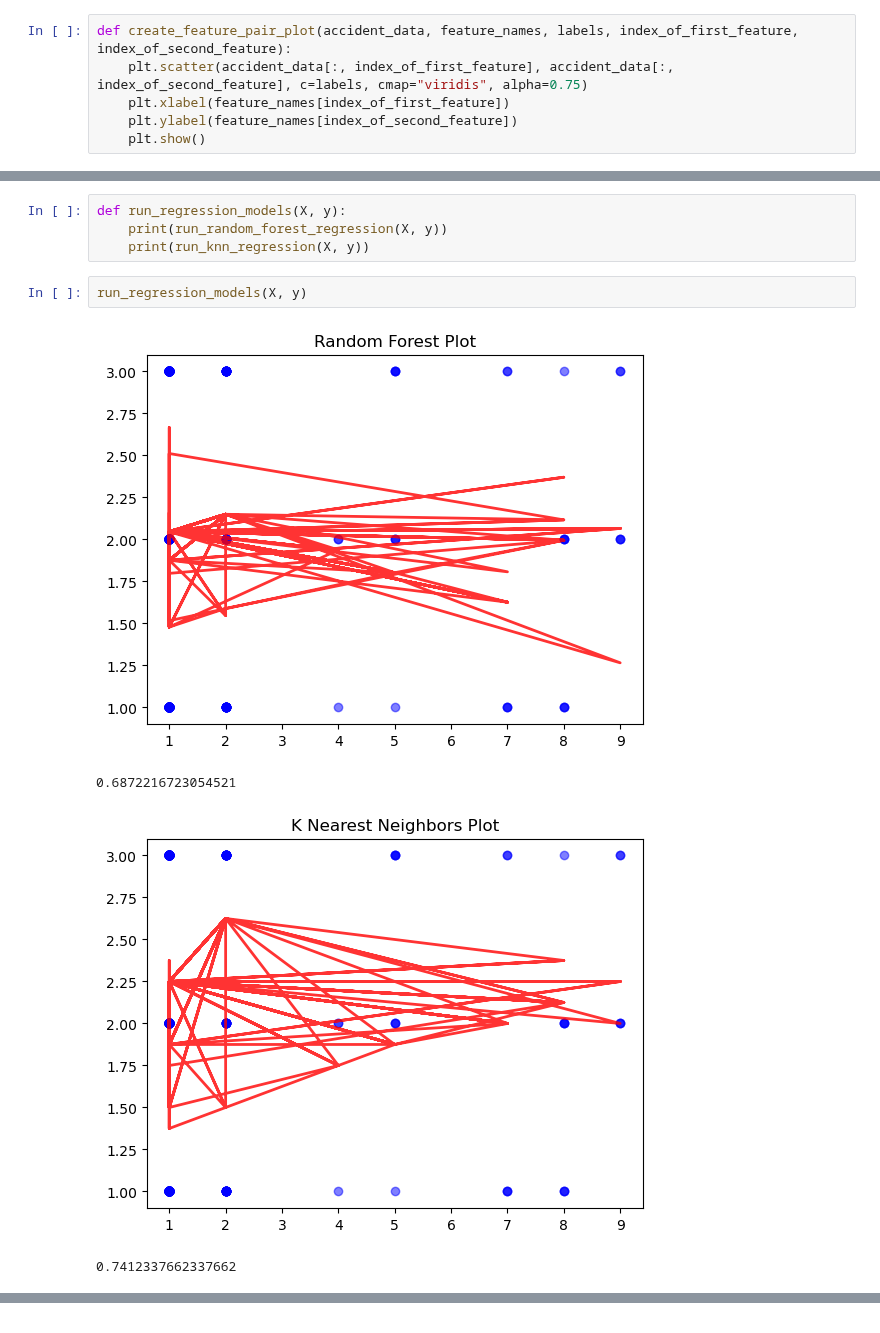
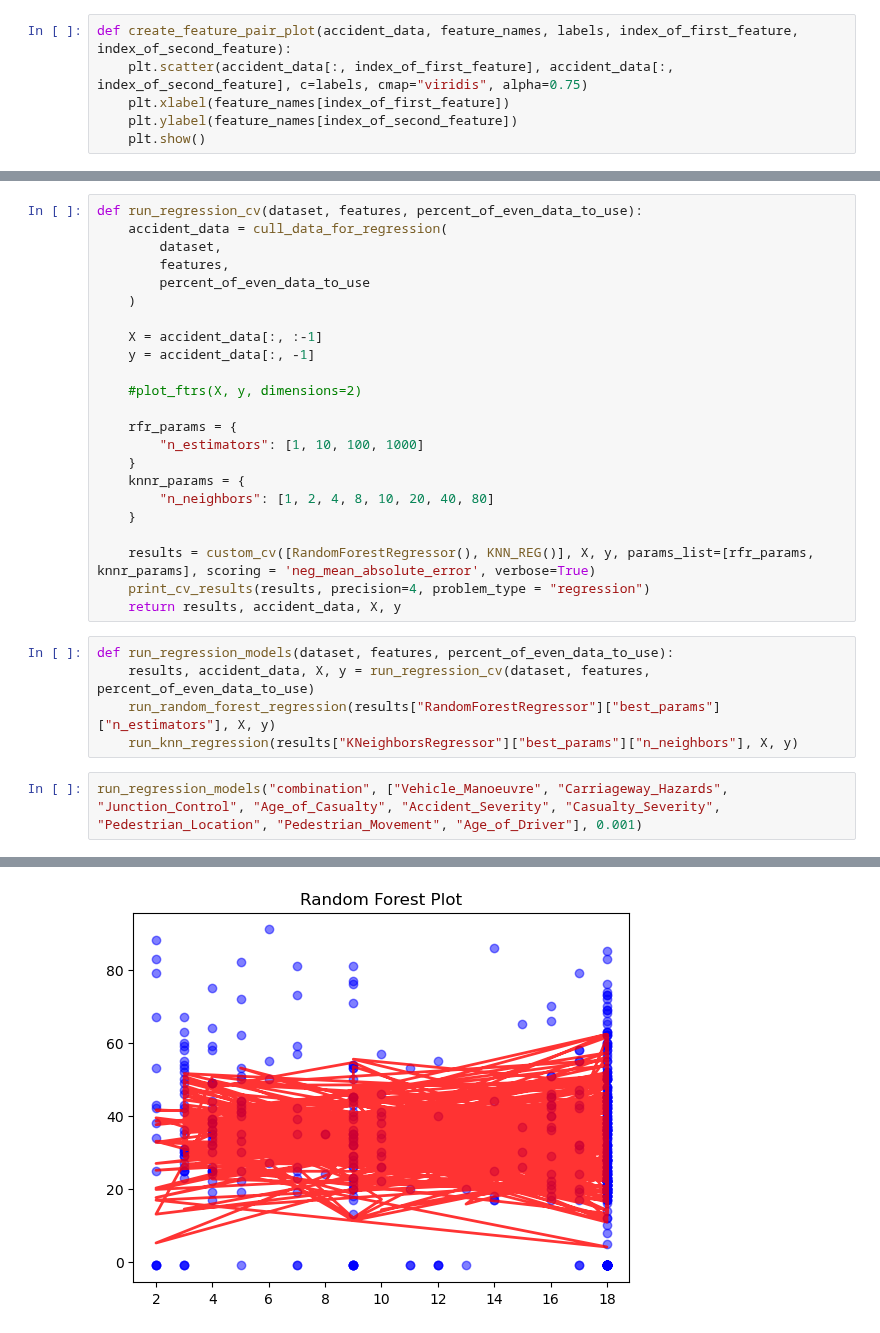
Before and after one commit to corbin-hayden13/CS345_UK_Accident_Analysis, a Jupyter notebook: UK_Accident_Analysis 2.ipynb, the cells around one changed output, grey strips where cells are left out. Drawn from its saved outputs; the diff is of its cells as text.

```diff
--- a/UK_Accident_Analysis 2.ipynb
+++ b/UK_Accident_Analysis 2.ipynb
@@ -274,11 +292,31 @@ def run_knn_regression(X, y):
+# %%
+def run_regression_cv(dataset, features, percent_of_even_data_to_use):
+    accident_data = cull_data_for_regression(
+        dataset,
+        features,
+        percent_of_even_data_to_use
+    )
+
+    X = accident_data[:, :-1]
+    y = accident_data[:, -1]
+
+    #plot_ftrs(X, y, dimensions=2)
+
+    rfr_params = {
+        "n_estimators": [1, 10, 100, 1000]
+    }
+    knnr_params = {
+        "n_neighbors": [1, 2, 4, 8, 10, 20, 40, 80]
+    }
+
+    results = custom_cv([RandomForestRegressor(), KNN_REG()], X, y, params_list=[rfr_params, knnr_params], scoring = 'neg_mean_absolute_error', verbose=True)
+    print_cv_results(results, precision=4, problem_type = "regression")
+    return results, accident_data, X, y
 # %%
-def run_regression_models(X, y):
-    print(run_random_forest_regression(X, y))
-    print(run_knn_regression(X, y))
+def run_regression_models(dataset, features, percent_of_even_data_to_use):
+    results, accident_data, X, y = run_regression_cv(dataset, features, percent_of_even_data_to_use)
+    run_random_forest_regression(results["RandomForestRegressor"]["best_params"]["n_estimators"], X, y)
+    run_knn_regression(results["KNeighborsRegressor"]["best_params"]["n_neighbors"], X, y)
-# %%
-run_regression_models(X, y)
-# %% [output]
-[figure, removed]
-0.6872216723054521
-[figure, removed]
-0.7412337662337662
+# %%
+run_regression_models("combination", ["Vehicle_Manoeuvre", "Carriageway_Hazards", "Junction_Control", "Age_of_Casualty", "Accident_Severity", "Casualty_Severity", "Pedestrian_Location", "Pedestrian_Movement", "Age_of_Driver"], 0.001)
+# %% [output]
@@ -284,0 +341 @@ run_regression_models(X, y)
+[figure, added]
```
Also changed, not shown: parts of 5 cells of this notebook.
